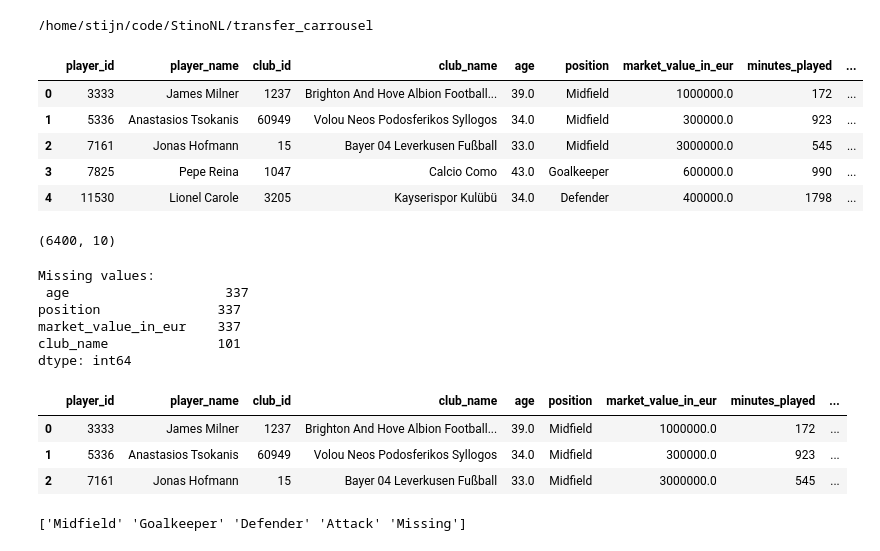
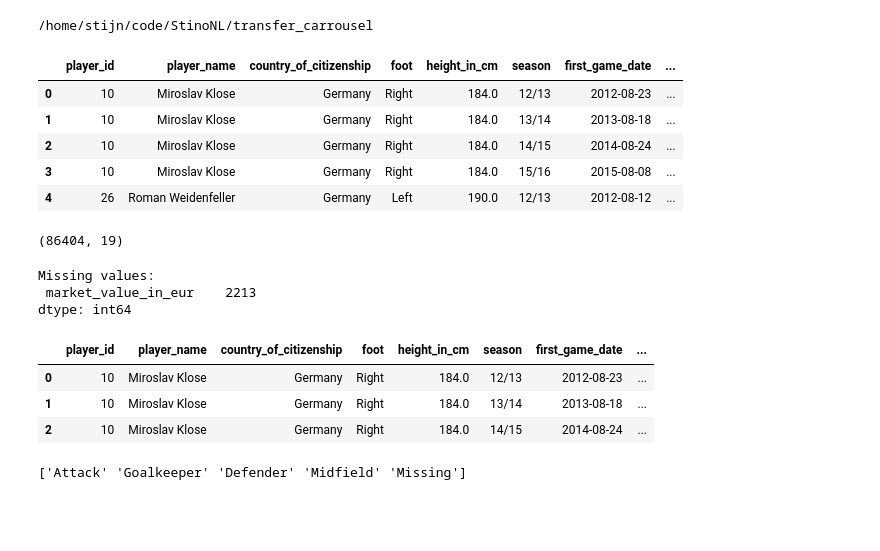
Before and after one commit to StinoNL/transfer_carrousel, a Jupyter notebook: backend/cleaned_datasets/Stijn_first_model.ipynb, the cells around one changed output. Drawn from its saved outputs; the diff is of its cells as text; code cells hidden in the pictures; blank space fills up the shorter version.

```diff
--- a/backend/cleaned_datasets/Stijn_first_model.ipynb
+++ b/backend/cleaned_datasets/Stijn_first_model.ipynb
@@ -19,31 +20,28 @@ import seaborn as sns
 # %%
 # Load the dataset
-df_first_dataset = pd.read_csv("first_dataset/j_first_attempt.csv")
+df_first_dataset = pd.read_csv("complete_dataset/j_complete_dataset.csv")
 
 # Show first rows
 df_first_dataset.head()
 # %% [output]
-|  | player_id | player_name | club_id | club_name | age | position | market_value_in_eur | minutes_played | ... |
-| 0 | 3333 | James Milner | 1237 | Brighton And Hove Albion Football... | 39.0 | Midfield | 1000000.0 | 172 | ... |
-| 1 | 5336 | Anastasios Tsokanis | 60949 | Volou Neos Podosferikos Syllogos | 34.0 | Midfield | 300000.0 | 923 | ... |
-| 2 | 7161 | Jonas Hofmann | 15 | Bayer 04 Leverkusen Fußball | 33.0 | Midfield | 3000000.0 | 545 | ... |
-| 3 | 7825 | Pepe Reina | 1047 | Calcio Como | 43.0 | Goalkeeper | 600000.0 | 990 | ... |
-| 4 | 11530 | Lionel Carole | 3205 | Kayserispor Kulübü | 34.0 | Defender | 400000.0 | 1798 | ... |
+|  | player_id | player_name | country_of_citizenship | foot | height_in_cm | season | first_game_date | ... |
+| 0 | 10 | Miroslav Klose | Germany | Right | 184.0 | 12/13 | 2012-08-23 | ... |
+| 1 | 10 | Miroslav Klose | Germany | Right | 184.0 | 13/14 | 2013-08-18 | ... |
+| 2 | 10 | Miroslav Klose | Germany | Right | 184.0 | 14/15 | 2014-08-24 | ... |
+| 3 | 10 | Miroslav Klose | Germany | Right | 184.0 | 15/16 | 2015-08-08 | ... |
+| 4 | 26 | Roman Weidenfeller | Germany | Left | 190.0 | 12/13 | 2012-08-12 | ... |
 # %%
 #checking the shape of the dataset
 df_first_dataset.shape
 # %% [output]
-(6400, 10)
+(86404, 19)
 # %%
 # checking missing values
 missing = df_first_dataset.isna().sum().sort_values(ascending=False)
 print("Missing values:\n", missing[missing > 0])
 # %% [output]
 Missing values:
- age                    337
-position               337
-market_value_in_eur    337
-club_name              101
+ market_value_in_eur    2213
 dtype: int64
 # %%
 # dropping row
@@ -55,14 +53,14 @@ df_first_dataset= df_first_dataset[~df_first_dataset['position'].isna()]
 df_first_dataset= df_first_dataset[df_first_dataset['position'] != 'nan']
 df_first_dataset.head(3)
 # %% [output]
-|  | player_id | player_name | club_id | club_name | age | position | market_value_in_eur | minutes_played | ... |
-| 0 | 3333 | James Milner | 1237 | Brighton And Hove Albion Football... | 39.0 | Midfield | 1000000.0 | 172 | ... |
-| 1 | 5336 | Anastasios Tsokanis | 60949 | Volou Neos Podosferikos Syllogos | 34.0 | Midfield | 300000.0 | 923 | ... |
-| 2 | 7161 | Jonas Hofmann | 15 | Bayer 04 Leverkusen Fußball | 33.0 | Midfield | 3000000.0 | 545 | ... |
+|  | player_id | player_name | country_of_citizenship | foot | height_in_cm | season | first_game_date | ... |
+| 0 | 10 | Miroslav Klose | Germany | Right | 184.0 | 12/13 | 2012-08-23 | ... |
+| 1 | 10 | Miroslav Klose | Germany | Right | 184.0 | 13/14 | 2013-08-18 | ... |
+| 2 | 10 | Miroslav Klose | Germany | Right | 184.0 | 14/15 | 2014-08-24 | ... |
 # %%
 print(df_first_dataset['position'].unique())
 # %% [output]
-['Midfield' 'Goalkeeper' 'Defender' 'Attack' 'Missing']
+['Attack' 'Goalkeeper' 'Defender' 'Midfield' 'Missing']
 # %%
 # remove missing
 df_first_dataset = df_first_dataset[df_first_dataset['position'] != 'Missing']
```
Also changed, not shown: parts of 30 cells of this notebook.
